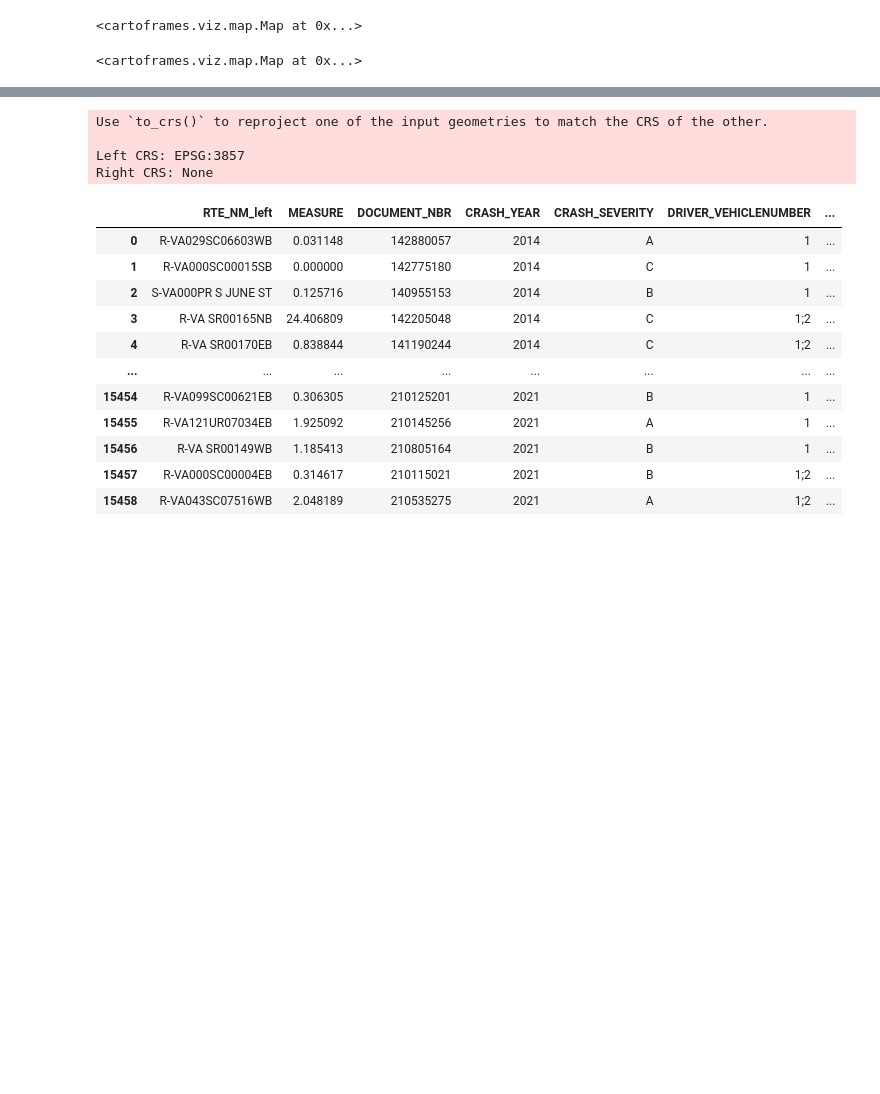
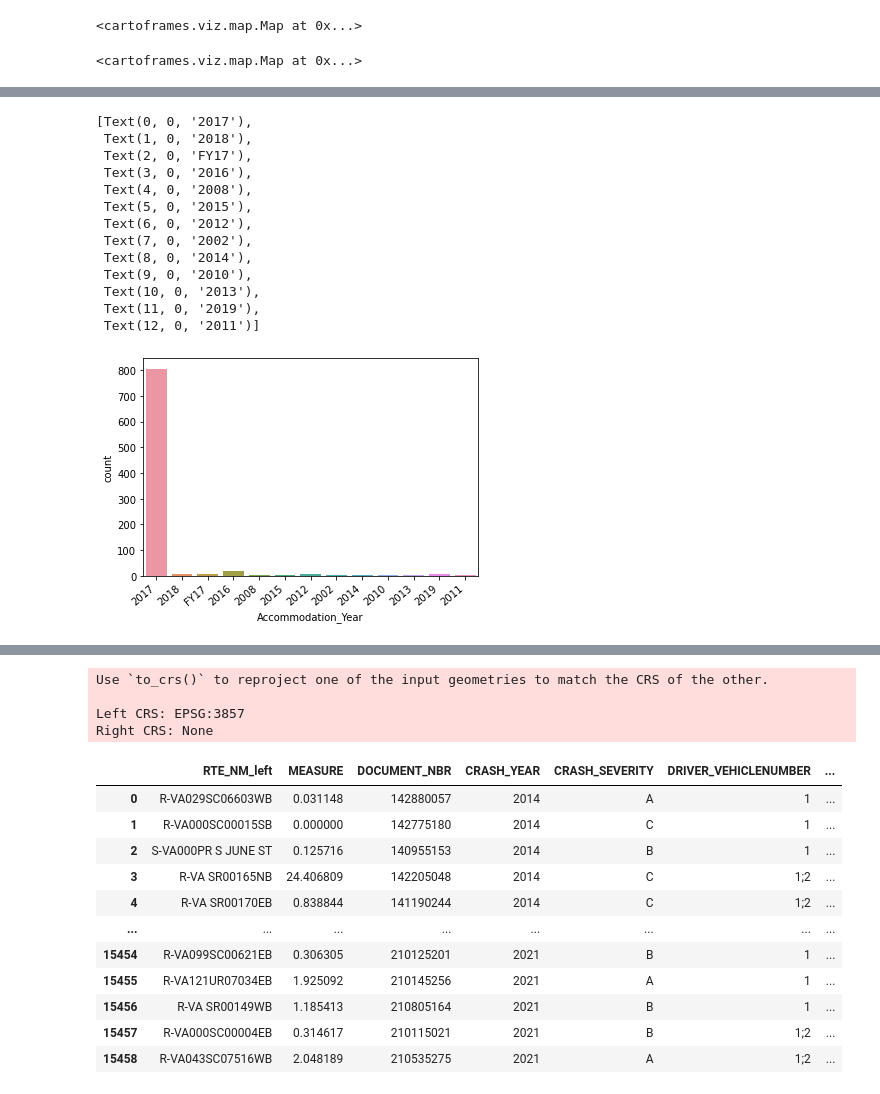
Before and after one commit to mjoireman/pathways-python, a Jupyter notebook: samples/gis_analysts_data_scientists/use_cases/01_bike_ped/bike_ped.ipynb, the cells around one changed output, grey strips where cells are left out. Cells and saved outputs as stored; diff of their text form; code cells hidden in the pictures; blank space fills up the shorter version.

```diff
--- a/samples/gis_analysts_data_scientists/use_cases/01_bike_ped/bike_ped.ipynb
+++ b/samples/gis_analysts_data_scientists/use_cases/01_bike_ped/bike_ped.ipynb
@@ -136,0 +139,19 @@ pyproj.datadir.set_data_dir('C:\\ProgramData\\Anaconda3\\envs\\pathways-ds\\Libr
+# %%
+#Infrastructure Implemented By Year
+infrabyyear = sns.countplot(data=infra_df, x="Accommodation_Year")
+infrabyyear.set_xticklabels(infrabyyear.get_xticklabels(), rotation=40, ha="right")
+# %% [output]
+[Text(0, 0, '2017'),
+ Text(1, 0, '2018'),
+ Text(2, 0, 'FY17'),
+ Text(3, 0, '2016'),
+ Text(4, 0, '2008'),
+ Text(5, 0, '2015'),
+ Text(6, 0, '2012'),
+ Text(7, 0, '2002'),
+ Text(8, 0, '2014'),
+ Text(9, 0, '2010'),
+ Text(10, 0, '2013'),
+ Text(11, 0, '2019'),
+ Text(12, 0, '2011')]
+[figure, added]
```
Also changed, not shown: parts of 6 cells of this notebook.
